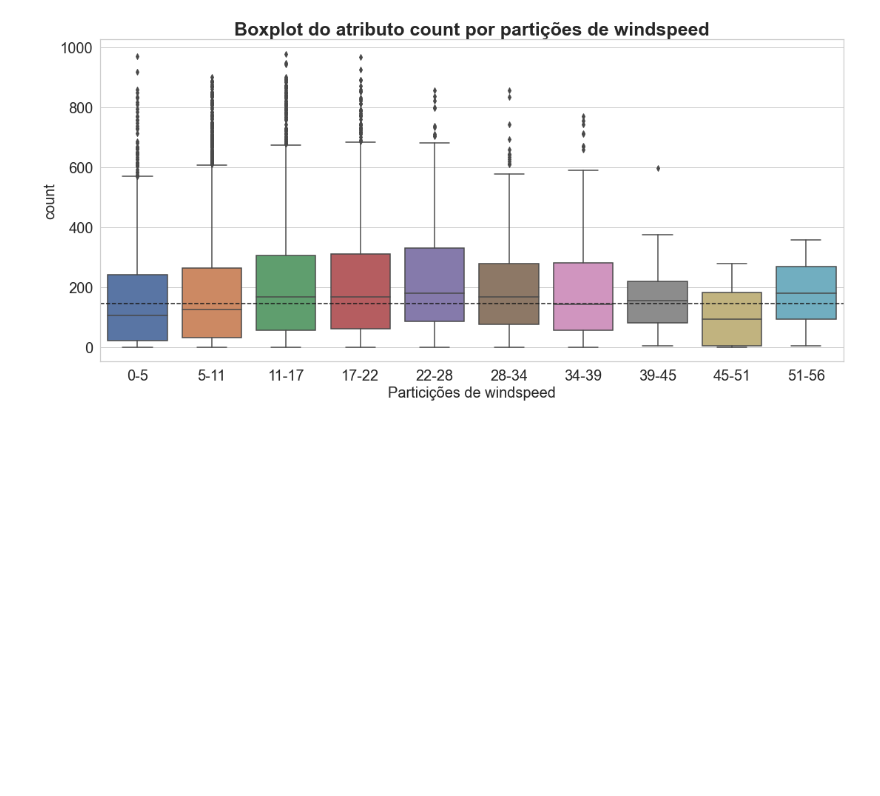
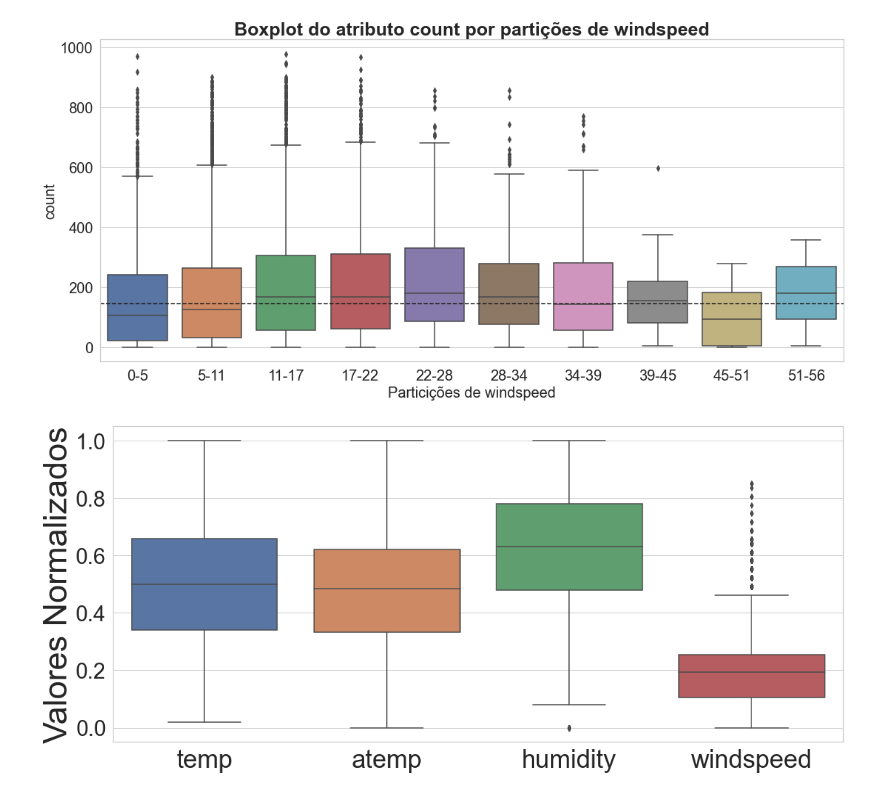
Before and after one commit to montanha22/po233-bike-sharing-demand, a Jupyter notebook: eda.ipynb, the cells around one changed output. Cells and saved outputs as stored; diff of their text form; code cells hidden in the pictures; blank space fills up the shorter version.

```diff
--- a/eda.ipynb
+++ b/eda.ipynb
@@ -200,3 +210,20 @@ plot_multivariable_scatterplot(df, "season", plot=True)
 plot_multivariable_scatterplot(df, "holiday", plot=True)
 plot_multivariable_scatterplot(df, "workingday", plot=True)
 plot_multivariable_scatterplot(df, "weather", plot=True)
+# %%
+db = bikes[["temp", "atemp", "humidity", "windspeed"]]
+db = pd.melt(db)
+fig, ax = plt.subplots( figsize=(18, 8))
+
+sns.boxplot(x="variable", y="value", data=db, ax=ax)
+
+#fig.suptitle(f"Boxplot por categorias da coluna {col}", weight='bold', fontsize=25)
+ax.set(xlabel=None)
+ax.set_ylabel("Valores Normalizados")
+
+ax.xaxis.label.set_size(45)
+ax.yaxis.label.set_size(45)
+ax.xaxis.set_tick_params(labelsize=35)
+ax.yaxis.set_tick_params(labelsize=30)
+# %% [output]
+[figure, added]
```
Also changed, not shown: parts of 11 cells of this notebook, 26 other files.
